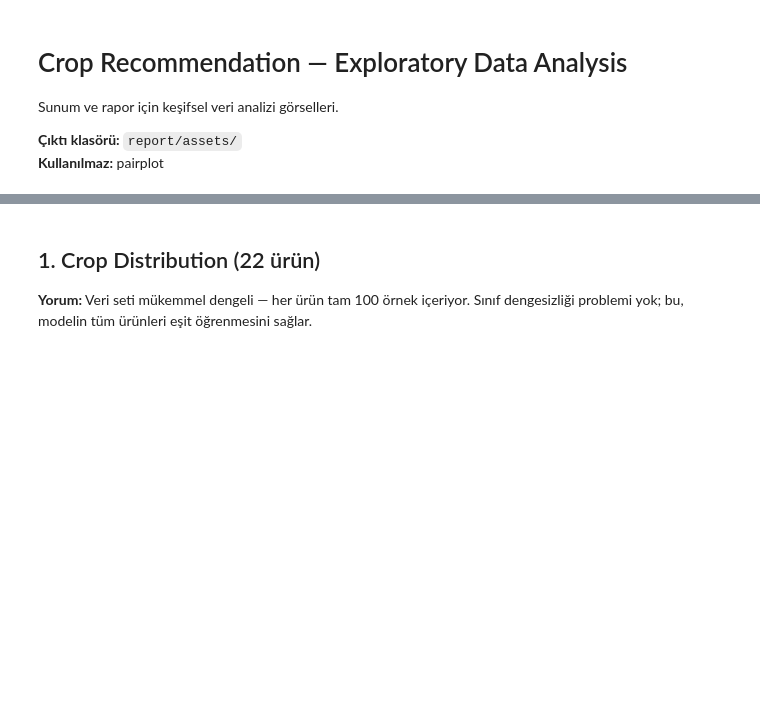
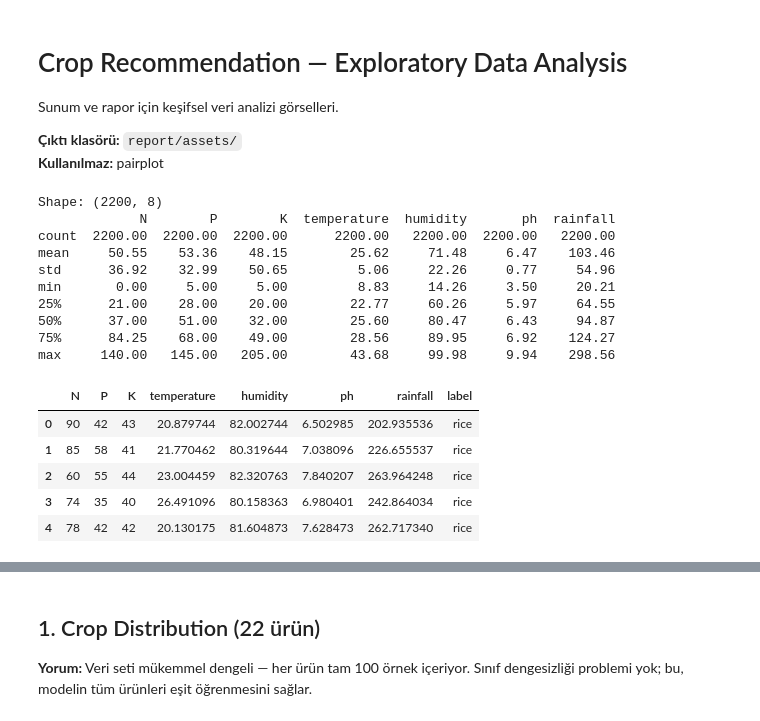
Before and after one commit to zynepsnksz/ml_proje, a Jupyter notebook: notebooks/01_eda.ipynb, the cells around one changed output, grey strips where cells are left out. Drawn from its saved outputs; the diff is of its cells as text; code cells hidden in the pictures; blank space fills up the shorter version.

```diff
--- a/notebooks/01_eda.ipynb
+++ b/notebooks/01_eda.ipynb
@@ -9,31 +9,48 @@ Sunum ve rapor için keşifsel veri analizi görselleri.
 import sys
 from pathlib import Path
 
 import matplotlib.pyplot as plt
 import matplotlib.patches as mpatches
 import matplotlib.colors as mcolors
 import numpy as np
 import pandas as pd
 import seaborn as sns
 from matplotlib.gridspec import GridSpec
 from scipy import stats
 from sklearn.preprocessing import MinMaxScaler
 
 PROJECT_ROOT = Path.cwd().parent if Path.cwd().name == "notebooks" else Path.cwd()
 if str(PROJECT_ROOT) not in sys.path:
     sys.path.insert(0, str(PROJECT_ROOT))
 
 from src.config import DATA_PATH, FEATURE_COLUMNS, TARGET_COLUMN
 
 ASSETS_DIR = PROJECT_ROOT / "report" / "assets"
 ASSETS_DIR.mkdir(parents=True, exist_ok=True)
 
 plt.style.use("seaborn-v0_8-whitegrid")
 sns.set_theme(style="whitegrid", context="talk")
 PALETTE = sns.color_palette("husl", 22)
-CROP_PALETTE = dict(zip(sorted(pd.read_csv(DATA_PATH)[TARGET_COLUMN].unique()), PALETTE))
 
 df = pd.read_csv(DATA_PATH)
+CROP_PALETTE = dict(zip(sorted(df[TARGET_COLUMN].unique()), PALETTE))
 print(f"Shape: {df.shape}")
 print(df[FEATURE_COLUMNS + [TARGET_COLUMN]].describe().round(2))
 df.head()
+# %% [output]
+Shape: (2200, 8)
+             N        P        K  temperature  humidity       ph  rainfall
+count  2200.00  2200.00  2200.00      2200.00   2200.00  2200.00   2200.00
+mean     50.55    53.36    48.15        25.62     71.48     6.47    103.46
+std      36.92    32.99    50.65         5.06     22.26     0.77     54.96
+min       0.00     5.00     5.00         8.83     14.26     3.50     20.21
+25%      21.00    28.00    20.00        22.77     60.26     5.97     64.55
+50%      37.00    51.00    32.00        25.60     80.47     6.43     94.87
+75%      84.25    68.00    49.00        28.56     89.95     6.92    124.27
+max     140.00   145.00   205.00        43.68     99.98     9.94    298.56
+|  | N | P | K | temperature | humidity | ph | rainfall | label |
+| 0 | 90 | 42 | 43 | 20.879744 | 82.002744 | 6.502985 | 202.935536 | rice |
+| 1 | 85 | 58 | 41 | 21.770462 | 80.319644 | 7.038096 | 226.655537 | rice |
+| 2 | 60 | 55 | 44 | 23.004459 | 82.320763 | 7.840207 | 263.964248 | rice |
+| 3 | 74 | 35 | 40 | 26.491096 | 80.158363 | 6.980401 | 242.864034 | rice |
+| 4 | 78 | 42 | 42 | 20.130175 | 81.604873 | 7.628473 | 262.717340 | rice |
```
Also changed, not shown: parts of 17 cells of this notebook, 38 other files.
